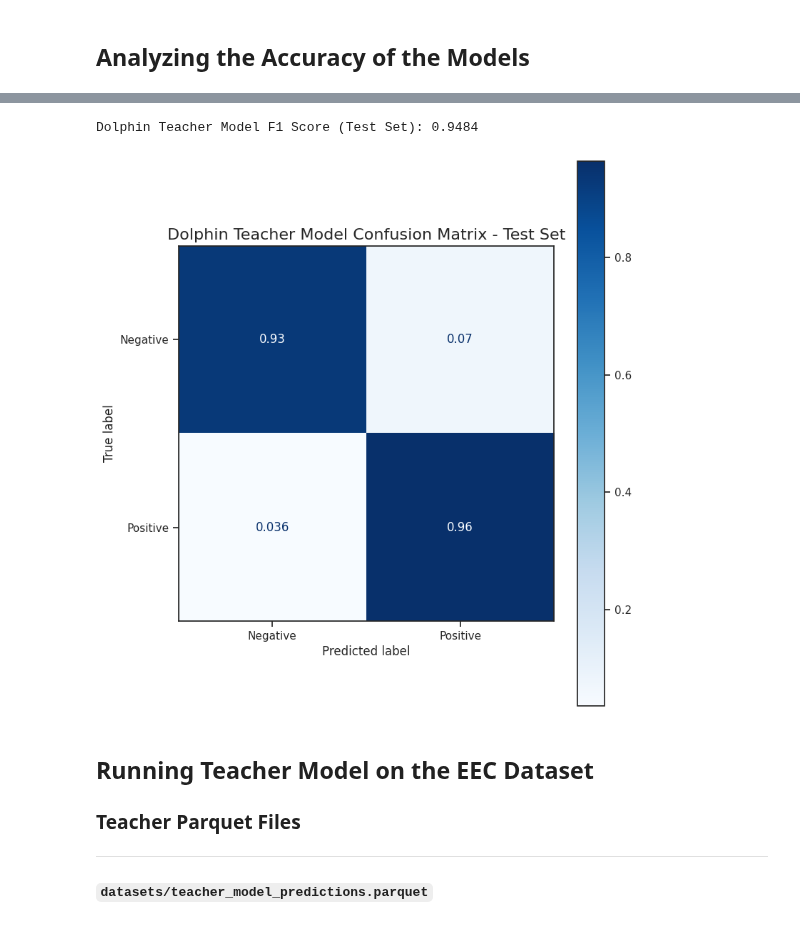
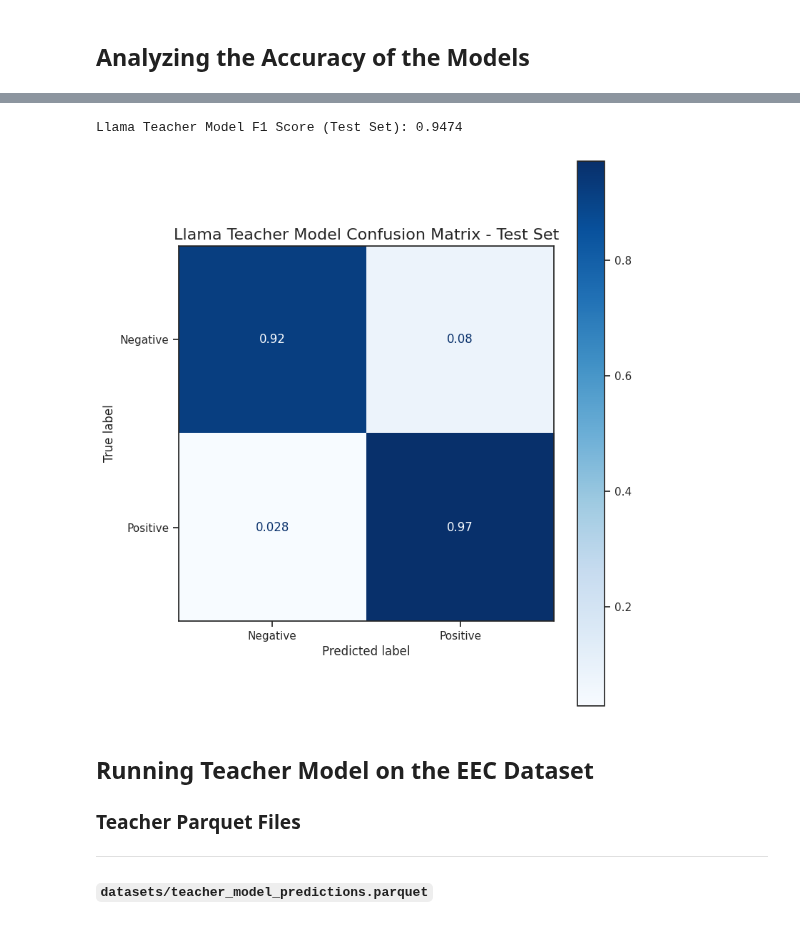
Before and after one commit to CharlesC03/NLP_Final_Project, a Jupyter notebook: analysis/teacher_analysis.ipynb, the cells around one changed output, grey strips where cells are left out. Drawn from its saved outputs; the diff is of its cells as text; code cells hidden in the pictures.

```diff
--- a/analysis/teacher_analysis.ipynb
+++ b/analysis/teacher_analysis.ipynb
@@ -150,8 +150,8 @@ def compare_differences(df, constants: List[str], variable: str, metric_column:
 # %% [markdown]
 ## Analyzing the Accuracy of the Models
 # %%
-teacher_test_df = pd.read_csv("../data/dolphin/test.csv")
-teacher_train_df = pd.read_csv("../data/dolphin/train.csv")
+teacher_test_df = pd.read_csv("../data/llama3.1/test.csv")
+teacher_train_df = pd.read_csv("../data/llama3.1/train.csv")
 teacher_test_df['prediction'] = teacher_test_df[['label_0', 'label_1']].to_numpy().argmax(axis=1)
 teacher_train_df['prediction'] = teacher_train_df[['label_0', 'label_1']].to_numpy().argmax(axis=1)
 print(f"Train:{teacher_train_df.head()}\n")
@@ -204,30 +204,30 @@ Dolphin Teacher Model F1 Score (Train Set): 0.9476
 # %%
 fig, ax = plt.subplots(figsize=(8, 8))
 
 test_f1_score = f1_score(
     teacher_test_df['label'], teacher_test_df['prediction']
 )
 
 
 ConfusionMatrixDisplay.from_predictions(
     teacher_test_df['label'], teacher_test_df['prediction'],
     display_labels=["Negative", "Positive"],
     cmap=plt.cm.Blues,
     normalize='true',
     ax = ax
 )
 
-ax.set_title("Dolphin Teacher Model Confusion Matrix - Test Set", fontsize=16)
+ax.set_title("Llama Teacher Model Confusion Matrix - Test Set", fontsize=16)
 fig.tight_layout()
 
-fig.savefig("graphs/teacher_dolphin_model_confusion_matrix_test.png", dpi=300)
+fig.savefig("graphs/llama/model_confusion_matrix_test.png", dpi=300)
 
-print(f"Dolphin Teacher Model F1 Score (Test Set): {test_f1_score:.4f}")
+print(f"Llama Teacher Model F1 Score (Test Set): {test_f1_score:.4f}")
 
 plt.show()
 # %% [output]
-Dolphin Teacher Model F1 Score (Test Set): 0.9484
+Llama Teacher Model F1 Score (Test Set): 0.9474
-[figure, old version]
+[figure, new version]
 # %% [markdown]
 ## Running Teacher Model on the EEC Dataset
 <style>
```
Also changed, not shown: parts of 4 cells of this notebook, 8 other files.
